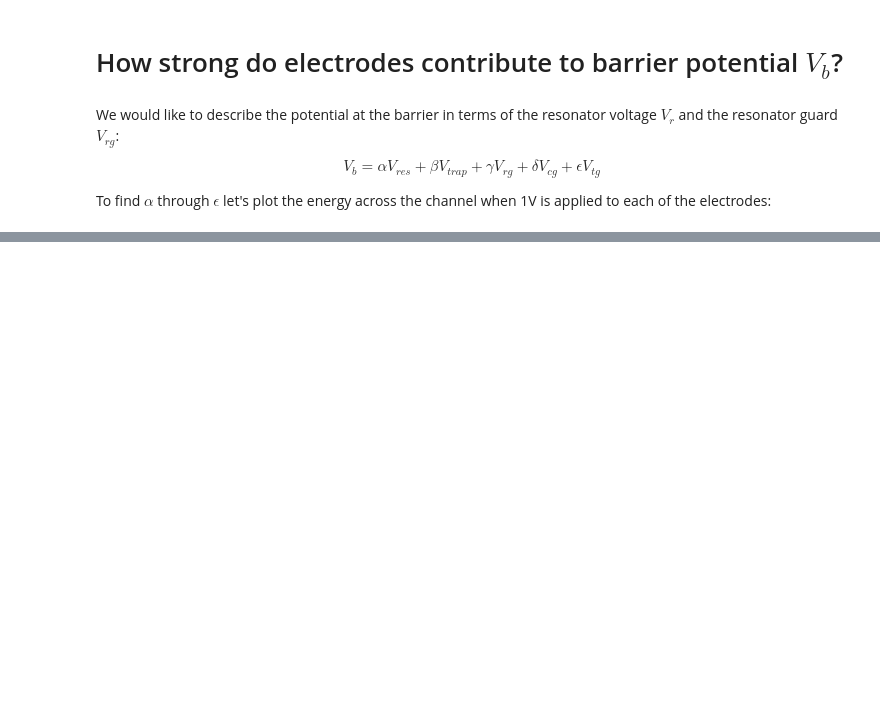
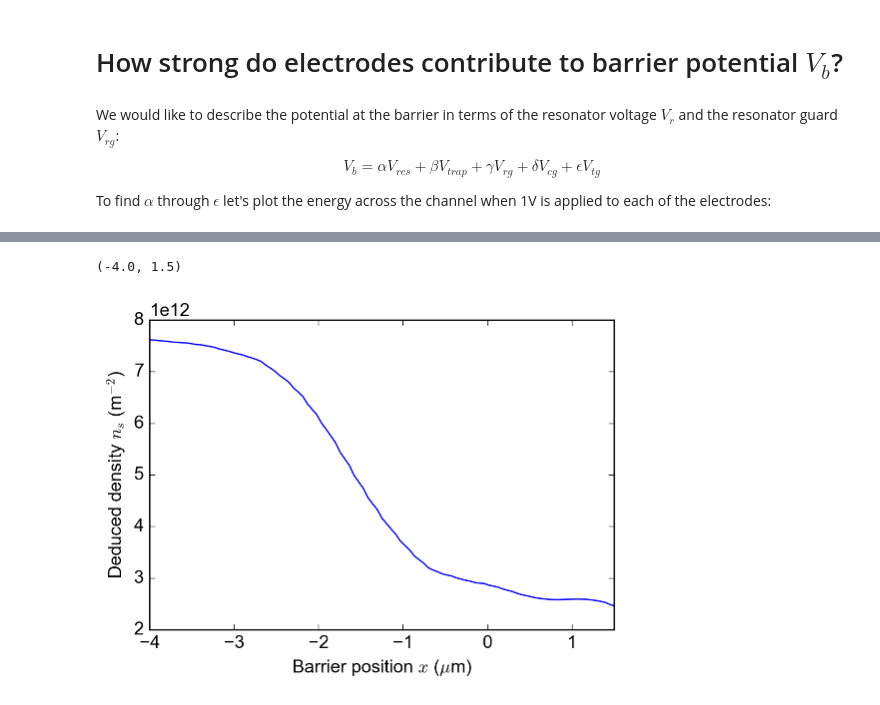
Before and after one commit to gkoolstra/ipython-notebooks, a Jupyter notebook: 20170222 - Separate Electrode Contributions for M018V5.ipynb, the cells around one changed output, grey strips where cells are left out. Drawn from its saved outputs; the diff is of its cells as text; code cells hidden in the pictures; blank space fills up the shorter version.

```diff
--- a/20170222 - Separate Electrode Contributions for M018V5.ipynb
+++ b/20170222 - Separate Electrode Contributions for M018V5.ipynb
@@ -108,0 +113,15 @@ voltage_coefficients[1]/voltage_coefficients[2]
+# %%
+Vres = 0.6
+Vtrap_th = 0.33
+
+ns_th = 1.056 * 8.85E-12 / (1.602E-19 * 1.1E-6) * (Vres * (alphas[-1] - alphas[:-1]) - Vtrap_th * betas[:-1])
+
+common.configure_axes(13)
+plt.figure(figsize=(6.,4.))
+plt.plot(xois[:-1], ns_th)
+plt.xlabel("Barrier position $x$ ($\mu$m)")
+plt.ylabel("Deduced density $n_s$ (m$^{-2}$)")
+plt.xlim(xois[0], xois[-2])
+# %% [output]
+(-4.0, 1.5)
+[figure, added]
```
Also changed, not shown: parts of 12 cells of this notebook.
